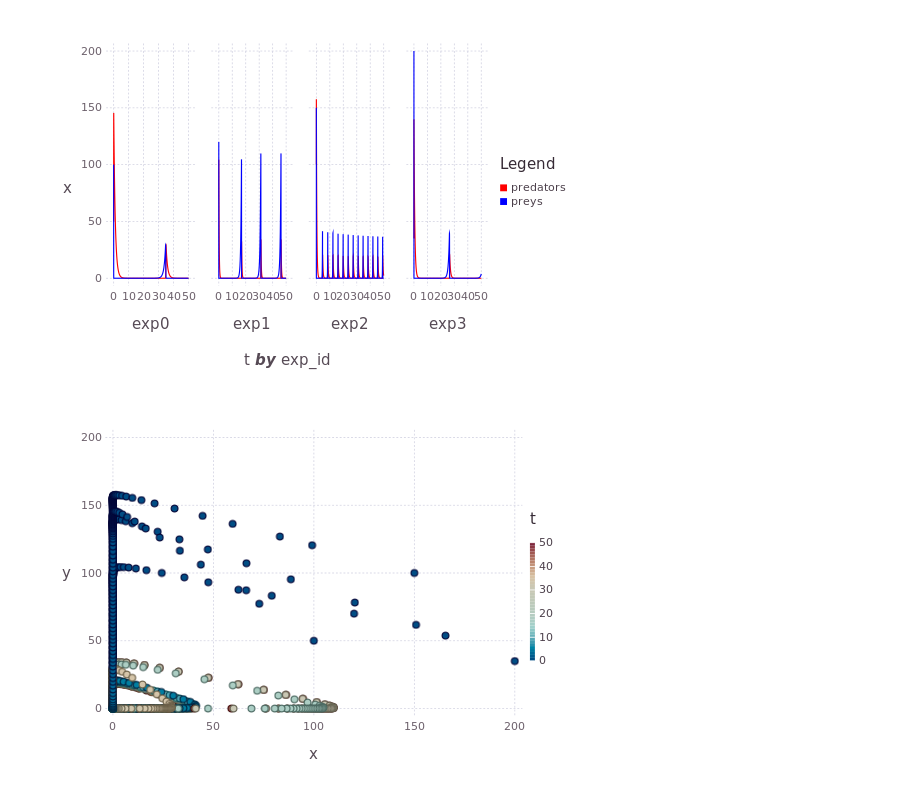
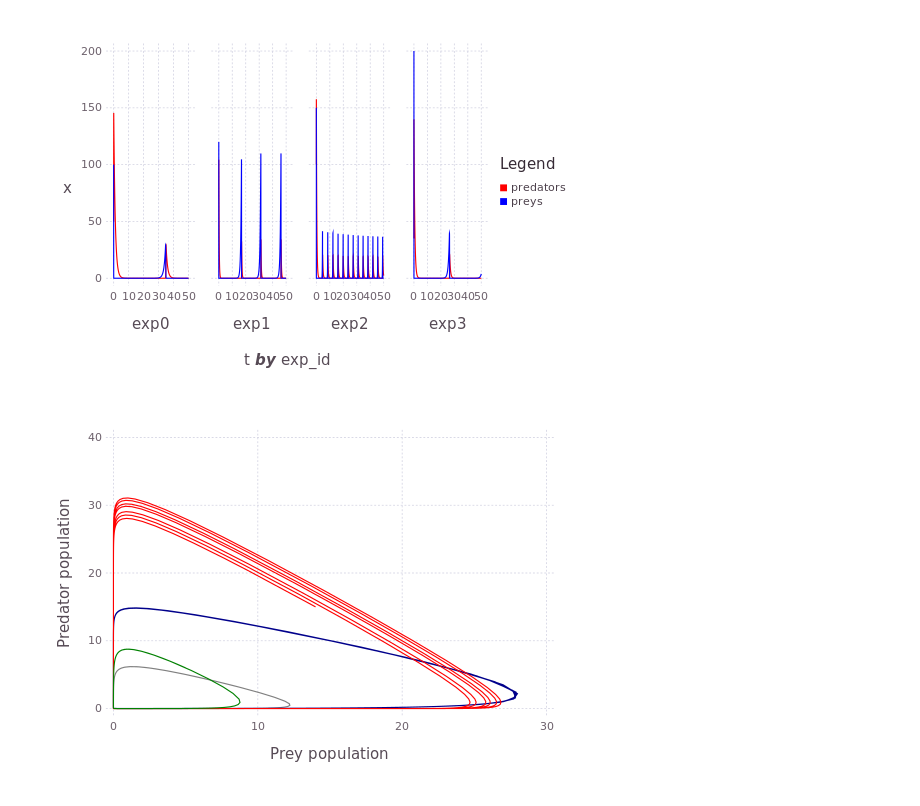
Before and after one commit to ajopek/julia-classes, a Jupyter notebook: lab4/AnalisisAndPlots.ipynb, the cells around one changed output. Drawn from its saved outputs; the diff is of its cells as text; code cells hidden in the pictures.

```diff
--- a/lab4/AnalisisAndPlots.ipynb
+++ b/lab4/AnalisisAndPlots.ipynb
@@ -70,7 +70,25 @@ plot(df_all, xgroup="exp_id", x="t", y="x",
 )
 # %% [output]
 [figure]
-# %%
-plot(df_all, x="x", y="y", colour="t")
-# %% [output]
-[figure, removed]
+# %%
+dfs = Vector()
+push!(dfs, df0)
+push!(dfs, df1)
+push!(dfs, df2)
+push!(dfs, df3)
+layers = Vector()
+colors = ["green", "red", "darkblue","grey"]
+used_colors = Vector()
+labels = Vector()
+i = 1
+
+for (idf, i) in zip(dfs, 1:length(dfs))
+    push!(layers, layer(idf, x=:x, y=:y, Theme(default_color=colors[i]) , Geom.path))
+    push!(used_colors, colors[i])
+    #push!(labels, "$idf[:exp_id]")
+end
+
+
+plot(layers..., Guide.xlabel("Prey population"), Guide.ylabel("Predator population"))#Guide.manual_color_key("Parameters",labels, colors),
+# %% [output]
+[figure, added]
```
Also changed, not shown: parts of 1 cell of this notebook, 2 other files.
